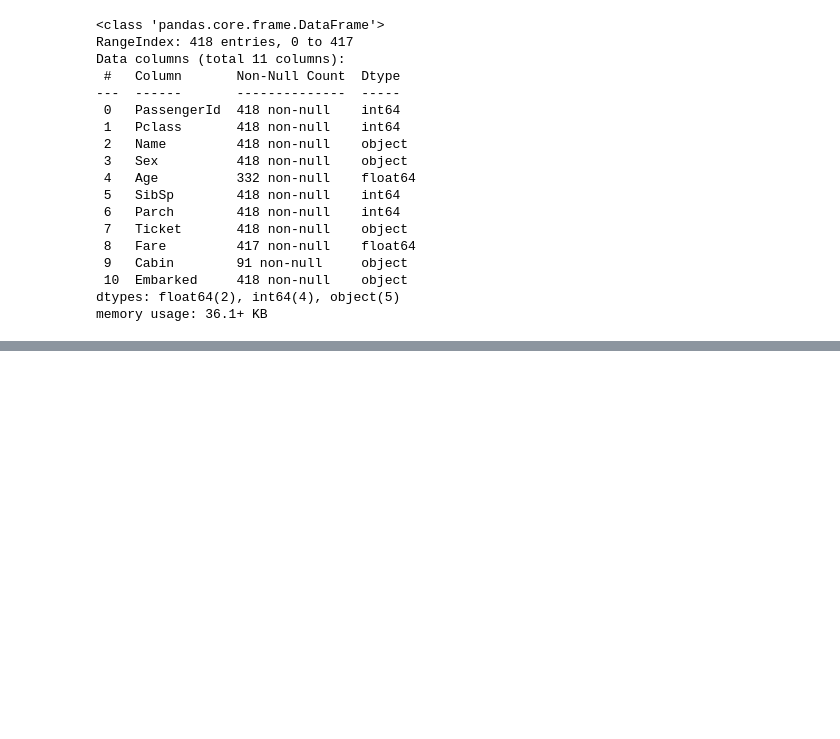
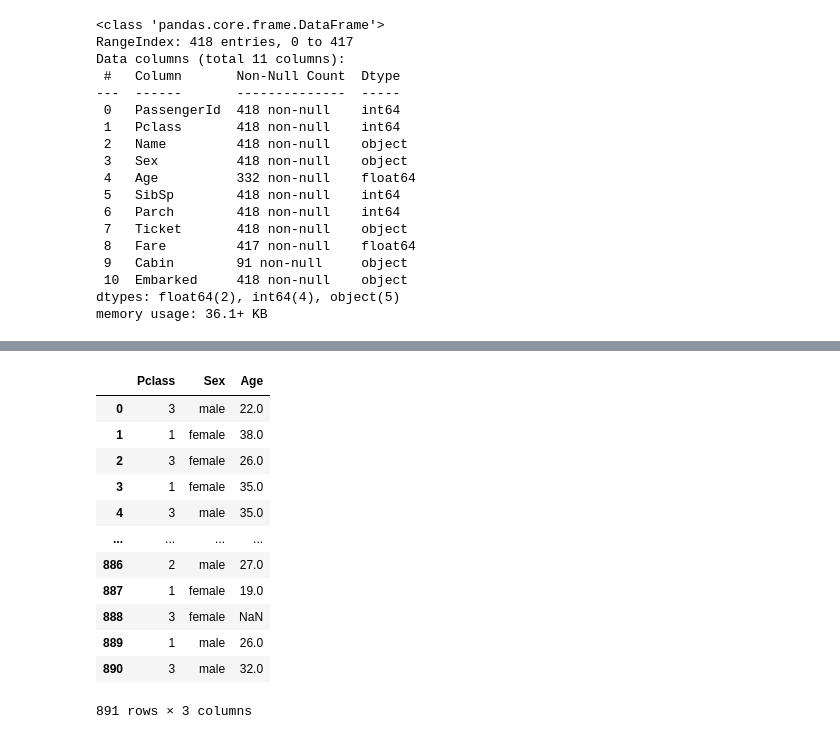
Before and after one commit to gasshot/Python_Lib, a Jupyter notebook: MachineLeaning/ex04_타이타닉생존자예측.ipynb, the cells around one changed output, grey strips where cells are left out. Cells and saved outputs as stored; diff of their text form; code cells hidden in the pictures; blank space fills up the shorter version.

```diff
--- a/MachineLeaning/ex04_타이타닉생존자예측.ipynb
+++ b/MachineLeaning/ex04_타이타닉생존자예측.ipynb
@@ -105,0 +136,9 @@ memory usage: 36.1+ KB
+# %%
+# 결측치가 2개 뿐이고, S가 압도적으로 많으면서, 생존율에 큰 변화가 없기 때문에
+# 결측치를 S라는 문자열로 채워준다.
+#
+
+# 하나하나 채워주는 게  아니라, 일괄적으로 같은 값을 입력
+train['Embarked'].isnull().sum()
+# fillna('채워줄 값')
+train['Embarked'].fillna('S', inplace=True)
@@ -105,0 +313,16 @@ memory usage: 36.1+ KB
+# %%
+train[['Pclass','Sex','Age']]
+# %% [output]
+|  | Pclass | Sex | Age |
+| 0 | 3 | male | 22.0 |
+| 1 | 1 | female | 38.0 |
+| 2 | 3 | female | 26.0 |
+| 3 | 1 | female | 35.0 |
+| 4 | 3 | male | 35.0 |
+| ... | ... | ... | ... |
+| 886 | 2 | male | 27.0 |
+| 887 | 1 | female | 19.0 |
+| 888 | 3 | female | NaN |
+| 889 | 1 | male | 26.0 |
+| 890 | 3 | male | 32.0 |
+891 rows × 3 columns
```
Also changed, not shown: parts of 18 cells of this notebook.
